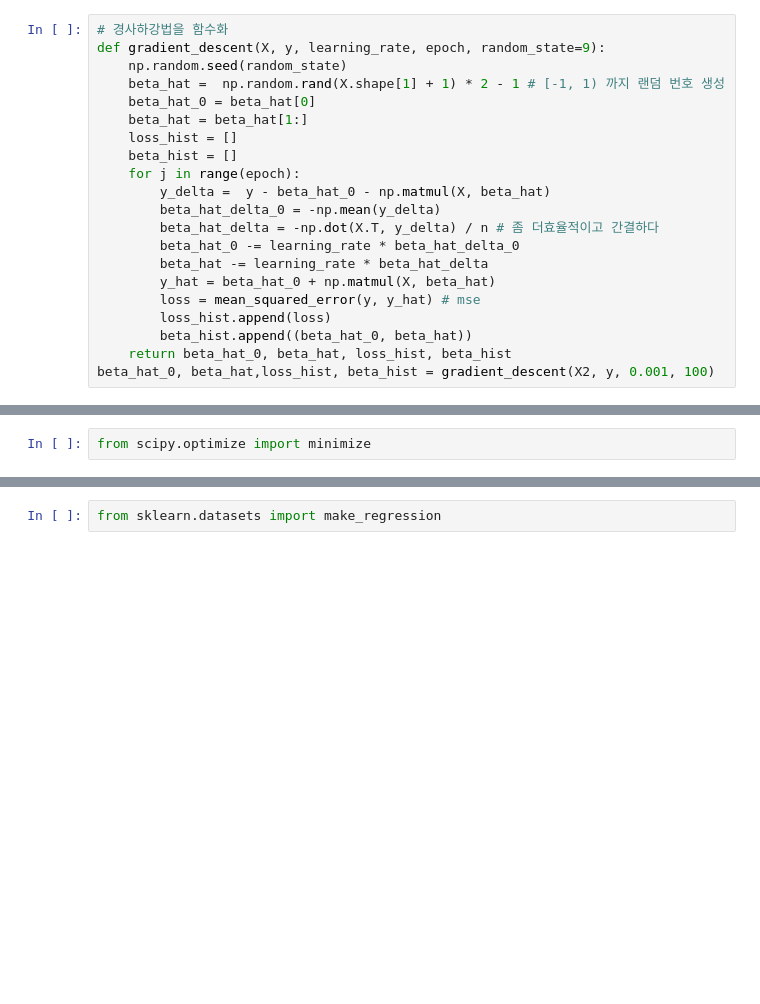
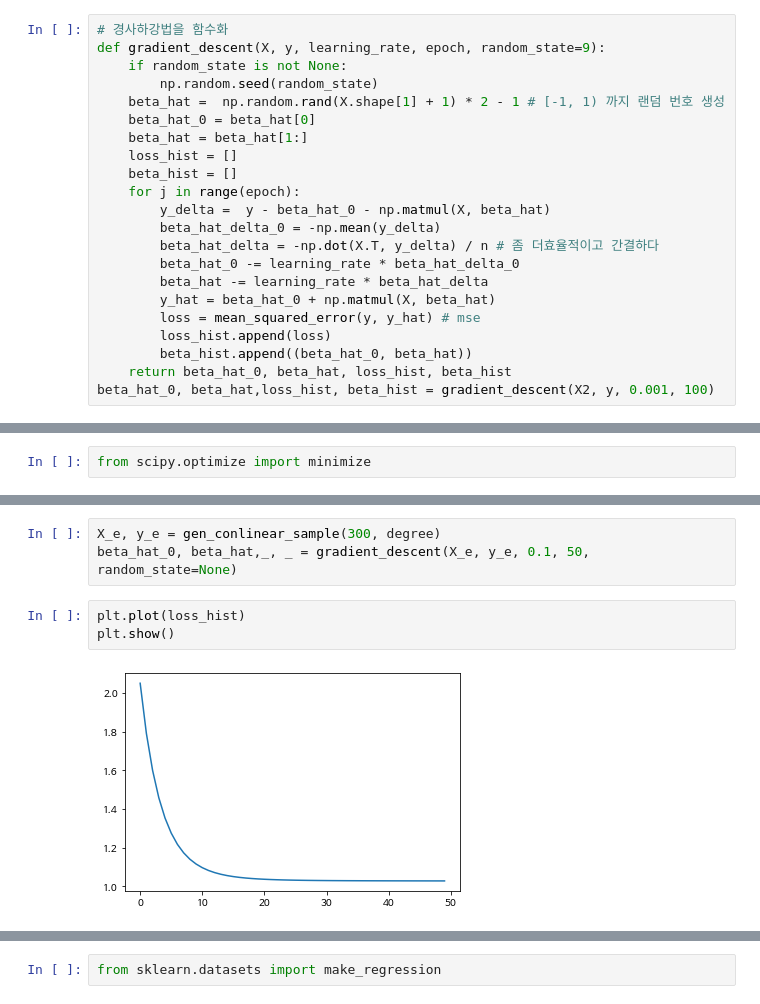
Before and after one commit to sunkusun9/ML2022_1, a Jupyter notebook: linear_regression.ipynb, the cells around one changed output, grey strips where cells are left out. Cells and saved outputs as stored; diff of their text form; blank space fills up the shorter version.

```diff
--- a/linear_regression.ipynb
+++ b/linear_regression.ipynb
@@ -241,7 +243,8 @@ beta_hat = np.dot(np.linalg.inv(np.matmul(X2_1.T, X2_1)),  np.dot(X2_1.T, y))
 # %%
 # 경사하강법을 함수화
 def gradient_descent(X, y, learning_rate, epoch, random_state=9):
-    np.random.seed(random_state)
+    if random_state is not None:
+        np.random.seed(random_state)
     beta_hat =  np.random.rand(X.shape[1] + 1) * 2 - 1 # [-1, 1) 까지 랜덤 번호 생성
     beta_hat_0 = beta_hat[0]
     beta_hat = beta_hat[1:]
@@ -381,0 +558,8 @@ minimize(mse, np.random.rand(X2_std_1.shape[1]), jac=jac, args=(X2_std_1, y), me
+# %%
+X_e, y_e = gen_conlinear_sample(300, degree)
+beta_hat_0, beta_hat,_, _ = gradient_descent(X_e, y_e, 0.1, 50, random_state=None)
+# %%
+plt.plot(loss_hist)
+plt.show()
+# %% [output]
+[figure, added]
```
Also changed, not shown: parts of 47 cells of this notebook.
